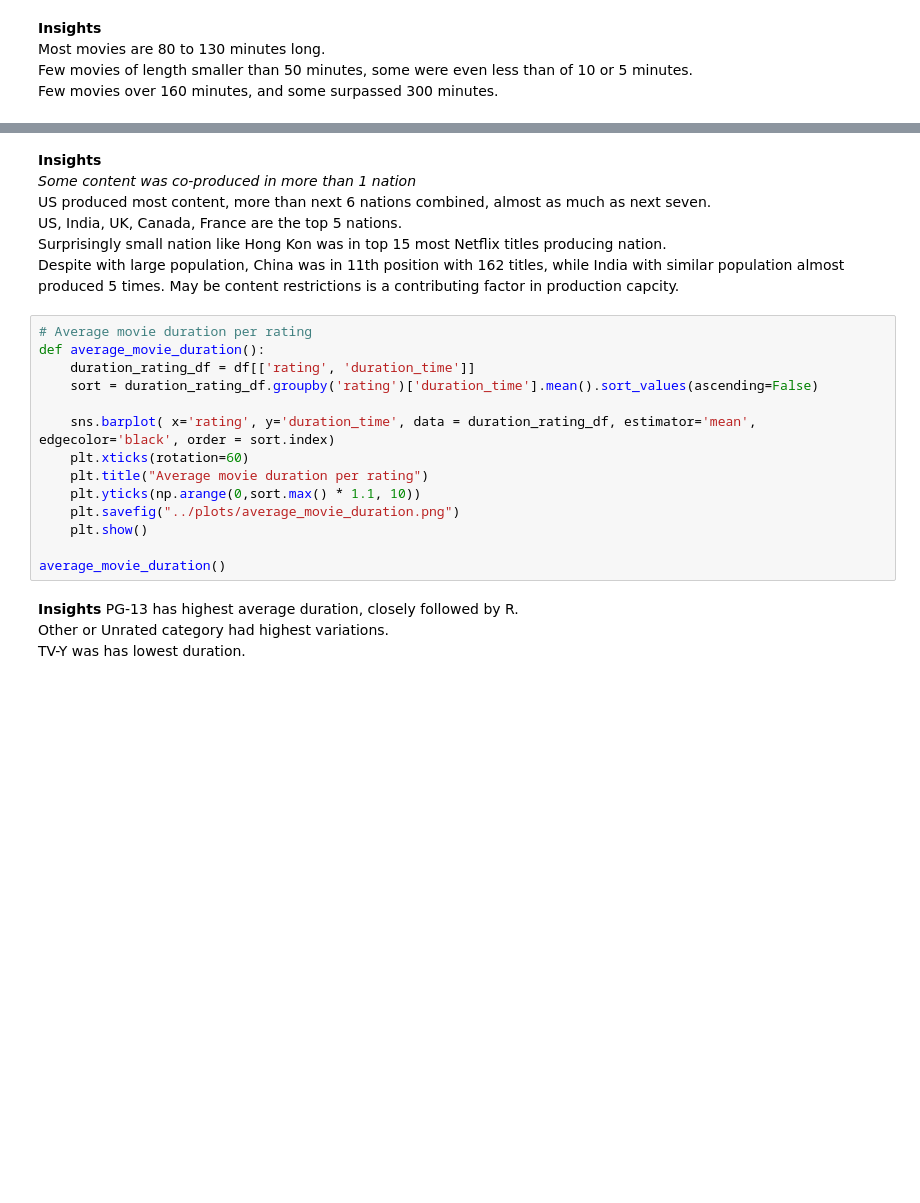
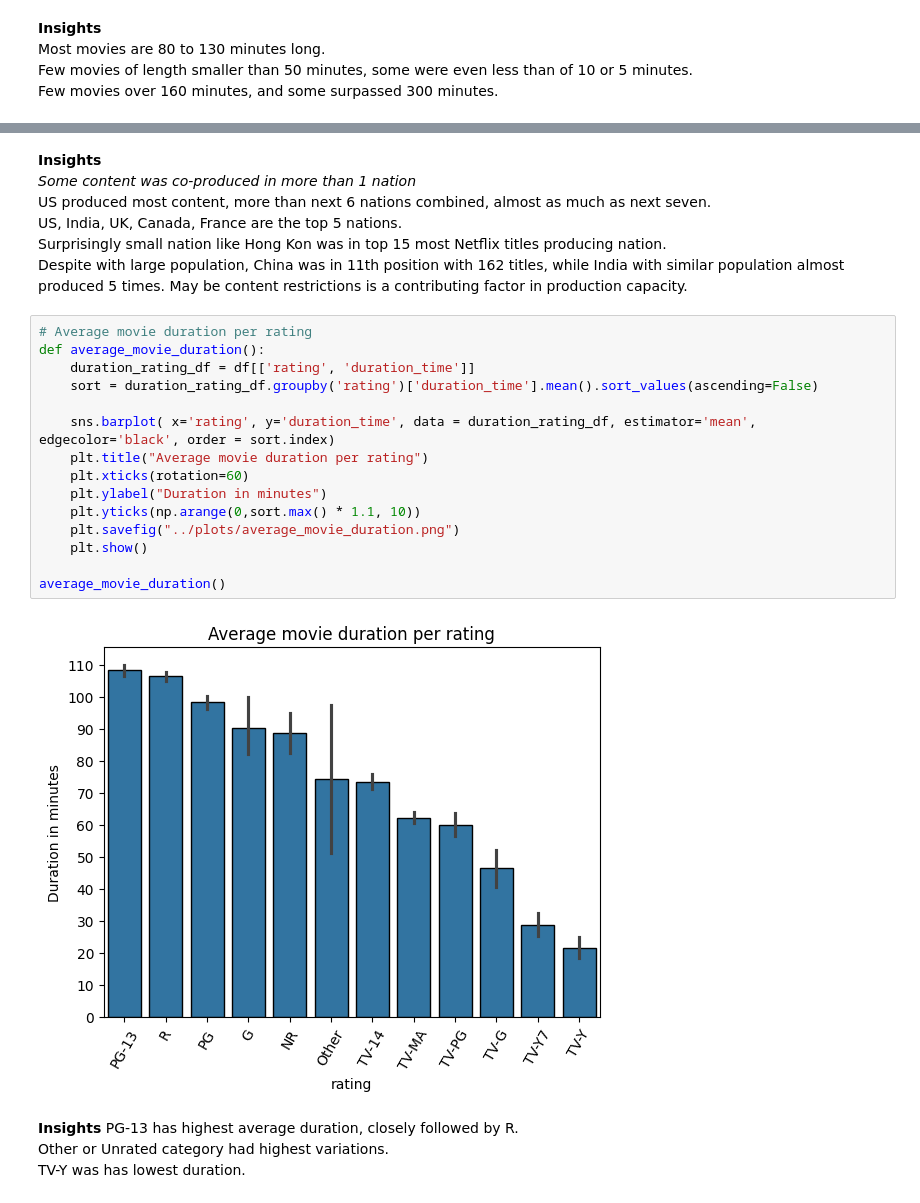
Before and after one commit to nikhilgusain/Netflix-ratings-analysis, a Jupyter notebook: notebooks/analysis.ipynb, the cells around one changed output, grey strips where cells are left out. Drawn from its saved outputs; the diff is of its cells as text; blank space fills up the shorter version.

```diff
--- a/notebooks/analysis.ipynb
+++ b/notebooks/analysis.ipynb
@@ -468,21 +546,24 @@ content_producing_countries()
 US produced most content, more than next 6 nations combined, almost as much as next seven.
 US, India, UK, Canada, France are the top 5 nations.
 Surprisingly small nation like Hong Kon was in top 15 most Netflix titles producing nation.
-Despite with large population, China was in 11th position with 162 titles, while India with similar population almost produced 5 times. May be content restrictions is a contributing factor in production capcity.
+Despite with large population, China was in 11th position with 162 titles, while India with similar population almost produced 5 times. May be content restrictions is a contributing factor in production capacity.
 # %%
 # Average movie duration per rating
 def average_movie_duration():
     duration_rating_df = df[['rating', 'duration_time']]
     sort = duration_rating_df.groupby('rating')['duration_time'].mean().sort_values(ascending=False)
 
     sns.barplot( x='rating', y='duration_time', data = duration_rating_df, estimator='mean', edgecolor='black', order = sort.index)
+    plt.title("Average movie duration per rating")
     plt.xticks(rotation=60)
-    plt.title("Average movie duration per rating")
+    plt.ylabel("Duration in minutes")
     plt.yticks(np.arange(0,sort.max() * 1.1, 10))
     plt.savefig("../plots/average_movie_duration.png")
     plt.show()
 
 average_movie_duration()
+# %% [output]
+[figure, added]
 # %% [markdown]
 **Insights**
 PG-13 has highest average duration, closely followed by R.
```
Also changed, not shown: parts of 17 cells of this notebook, 2 other files.
